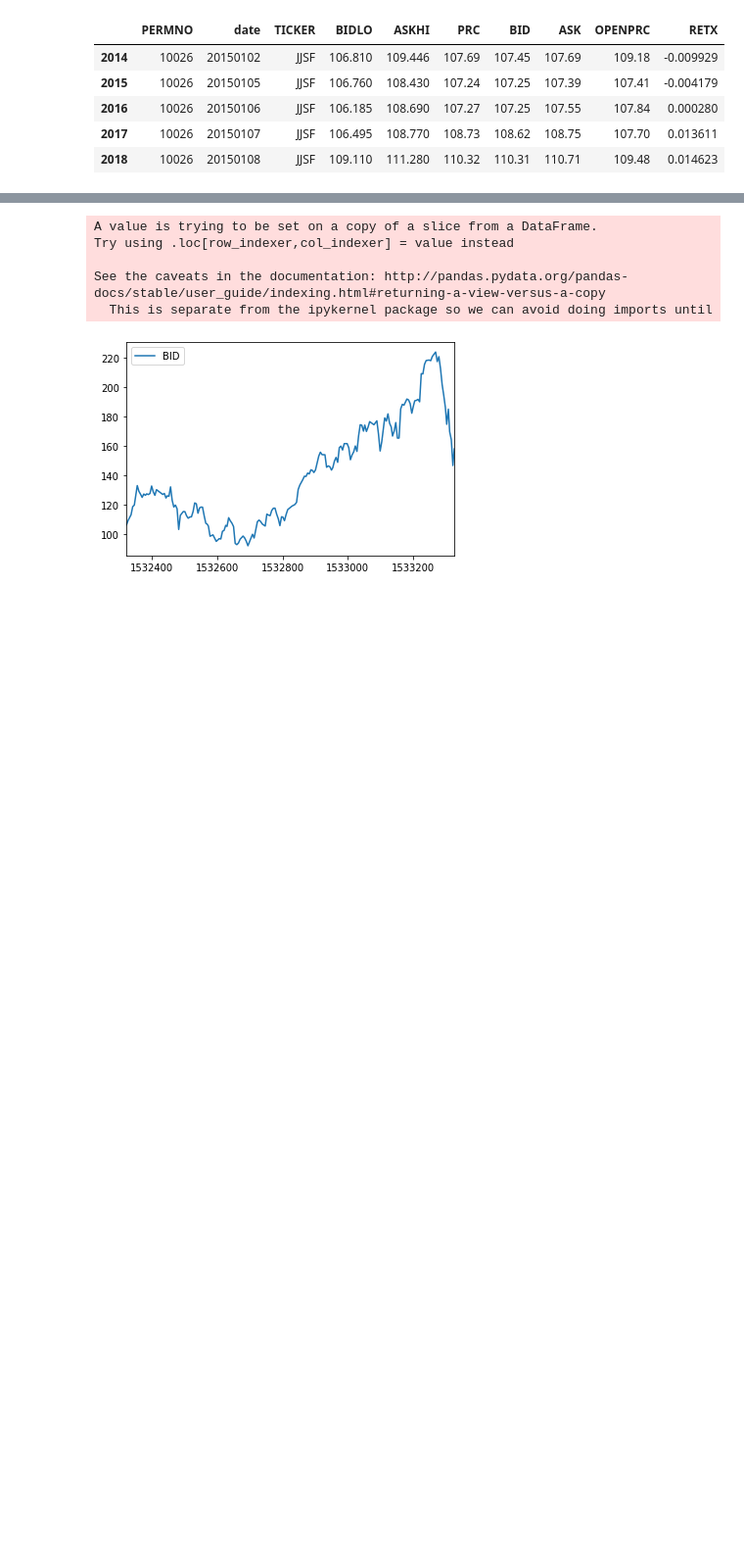
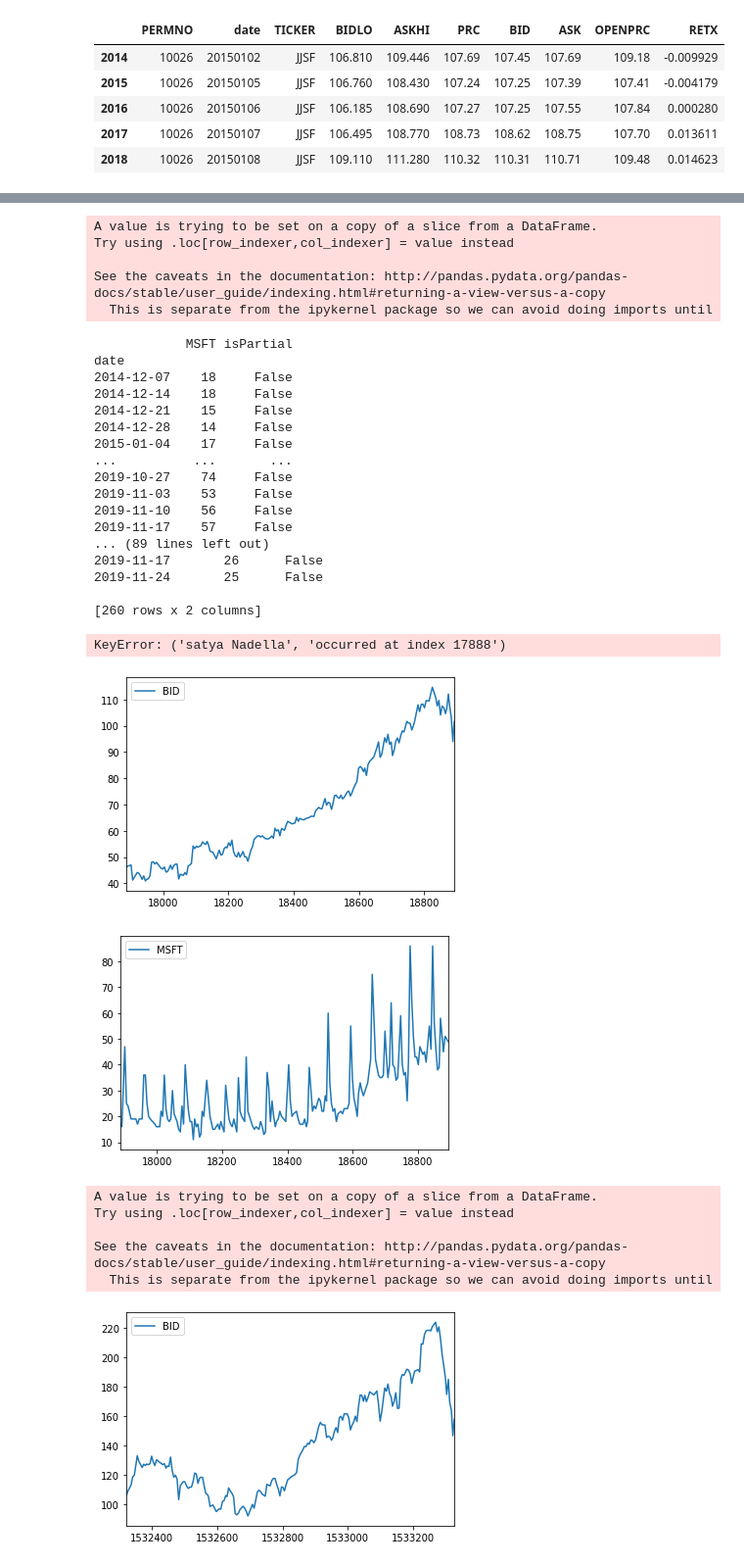
Before and after one commit to Atharva747/gtrends, a Jupyter notebook: gtrends.ipynb, the cells around one changed output, grey strips where cells are left out. Shown at 98% size. Saved outputs shown, nothing was run; the diff lists cells and outputs as text; code cells hidden in the pictures; blank space fills up the shorter version.

```diff
--- a/gtrends.ipynb
+++ b/gtrends.ipynb
@@ -40,13 +35,20 @@ aapl.plot(y=['trends', 'BID'], kind='bar')
 # %%
-def getdf(ticker):
+def getdf(searches, ticker):
     df = newstocks[newstocks["TICKER"]==ticker]
     df['date_string'] = df.apply(lambda row: find_date_string(row), axis=1)
-    trends_data = getdata(ticker)
+    trends_data = getdata(searches[0])
+    print(trends_data)
+    print(trends_data)
+    for i in range(1, len(searches)):
+        s = searches[i]
+        newtrends = getdata(s)
+        print(newtrends)
+        trends_data.join(newtrends, rsuffix='_'+s)
     s = set(trends_data.index.values)
     s = set([str(x)[:10] for x in s])
     df = df[df['date_string'].isin(s)]
-    df['trends'] = df.apply(lambda row: trends_data.loc[row['date_string']][ticker], axis=1)
-    #df.plot(y=['BID','trends'], kind='bar')
-    df.plot(y='trends')
     df.plot(y='BID')
+    for s in searches:
+        df[s] = df.apply(lambda row: trends_data.loc[row['date_string']][s], axis=1)
+        df.plot(y=s)
     return df
@@ -75,3 +55,31 @@ See the caveats in the documentation: http://pandas.pydata.org/pandas-docs/stabl
+# %%
+getdf(["MSFT", "satya Nadella", "surface book", "surface pro", "microsoft surface", "windows"], "MSFT")
+# %% [output]
+A value is trying to be set on a copy of a slice from a DataFrame.
+Try using .loc[row_indexer,col_indexer] = value instead
+
+See the caveats in the documentation: http://pandas.pydata.org/pandas-docs/stable/user_guide/indexing.html#returning-a-view-versus-a-copy
+  This is separate from the ipykernel package so we can avoid doing imports until
+            MSFT isPartial
+date
+2014-12-07    18     False
+2014-12-14    18     False
+2014-12-21    15     False
+2014-12-28    14     False
+2015-01-04    17     False
+...          ...       ...
+2019-10-27    74     False
+2019-11-03    53     False
+2019-11-10    56     False
+2019-11-17    57     False
+... (89 lines left out)
+2019-11-17       26      False
+2019-11-24       25      False
+
+[260 rows x 2 columns]
+KeyError: ('satya Nadella', 'occurred at index 17888')
+[figure, added]
+[figure, added]
 # %%
 getdf("AAPL")
 # %% [output]
```
Also changed, not shown: parts of 4 cells of this notebook.
